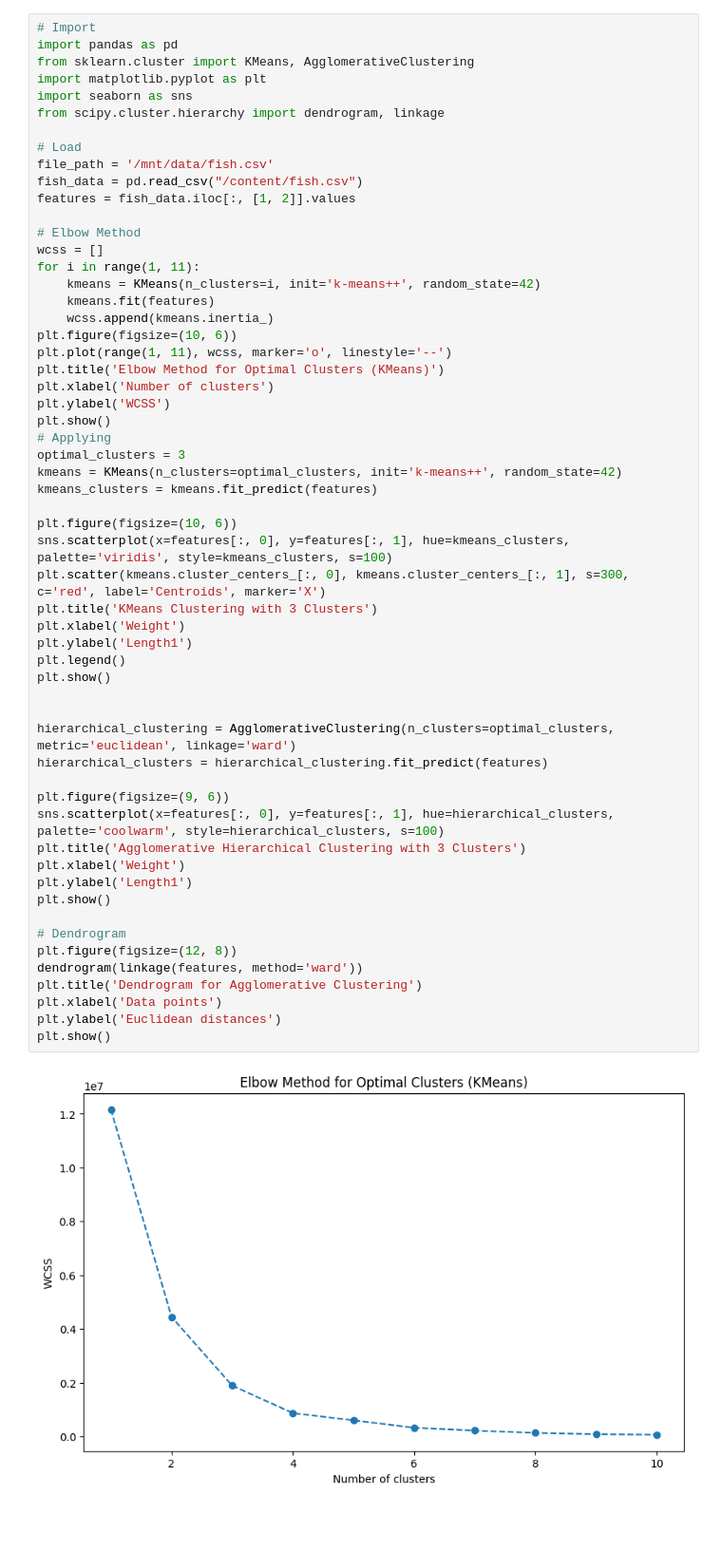
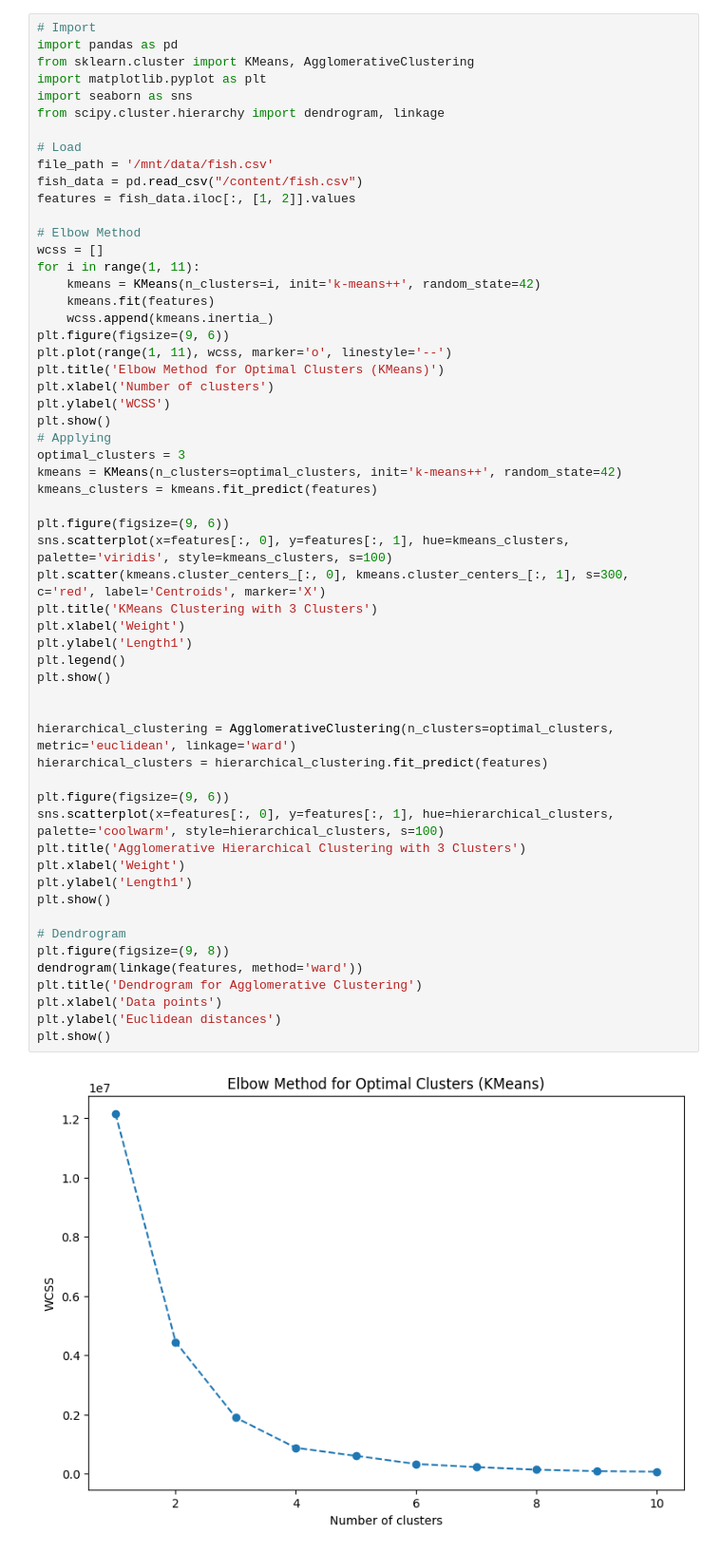
Before and after one commit to Rohan300604/lab2, a Jupyter notebook: unsupervised_learning.ipynb, the cells around one changed output. Shown: that part at 95% size. Cells and saved outputs as stored; diff of their text form; blank space fills up the shorter version.

```diff
--- a/unsupervised_learning.ipynb
+++ b/unsupervised_learning.ipynb
@@ -19,7 +19,7 @@ for i in range(1, 11):
     kmeans = KMeans(n_clusters=i, init='k-means++', random_state=42)
     kmeans.fit(features)
     wcss.append(kmeans.inertia_)
-plt.figure(figsize=(10, 6))
+plt.figure(figsize=(9, 6))
 plt.plot(range(1, 11), wcss, marker='o', linestyle='--')
 plt.title('Elbow Method for Optimal Clusters (KMeans)')
 plt.xlabel('Number of clusters')
@@ -29,33 +29,33 @@ plt.show()
 optimal_clusters = 3
 kmeans = KMeans(n_clusters=optimal_clusters, init='k-means++', random_state=42)
 kmeans_clusters = kmeans.fit_predict(features)
 
-plt.figure(figsize=(10, 6))
+plt.figure(figsize=(9, 6))
 sns.scatterplot(x=features[:, 0], y=features[:, 1], hue=kmeans_clusters, palette='viridis', style=kmeans_clusters, s=100)
 plt.scatter(kmeans.cluster_centers_[:, 0], kmeans.cluster_centers_[:, 1], s=300, c='red', label='Centroids', marker='X')
 plt.title('KMeans Clustering with 3 Clusters')
 plt.xlabel('Weight')
 plt.ylabel('Length1')
 plt.legend()
 plt.show()
 
 
 hierarchical_clustering = AgglomerativeClustering(n_clusters=optimal_clusters, metric='euclidean', linkage='ward')
 hierarchical_clusters = hierarchical_clustering.fit_predict(features)
 
 plt.figure(figsize=(9, 6))
 sns.scatterplot(x=features[:, 0], y=features[:, 1], hue=hierarchical_clusters, palette='coolwarm', style=hierarchical_clusters, s=100)
 plt.title('Agglomerative Hierarchical Clustering with 3 Clusters')
 plt.xlabel('Weight')
 plt.ylabel('Length1')
 plt.show()
 
 # Dendrogram
-plt.figure(figsize=(12, 8))
+plt.figure(figsize=(9, 8))
 dendrogram(linkage(features, method='ward'))
 plt.title('Dendrogram for Agglomerative Clustering')
 plt.xlabel('Data points')
 plt.ylabel('Euclidean distances')
 plt.show()
 # %% [output]
-[figure, old version]
+[figure, new version]
```
Also changed, not shown: parts of 1 cell of this notebook.
